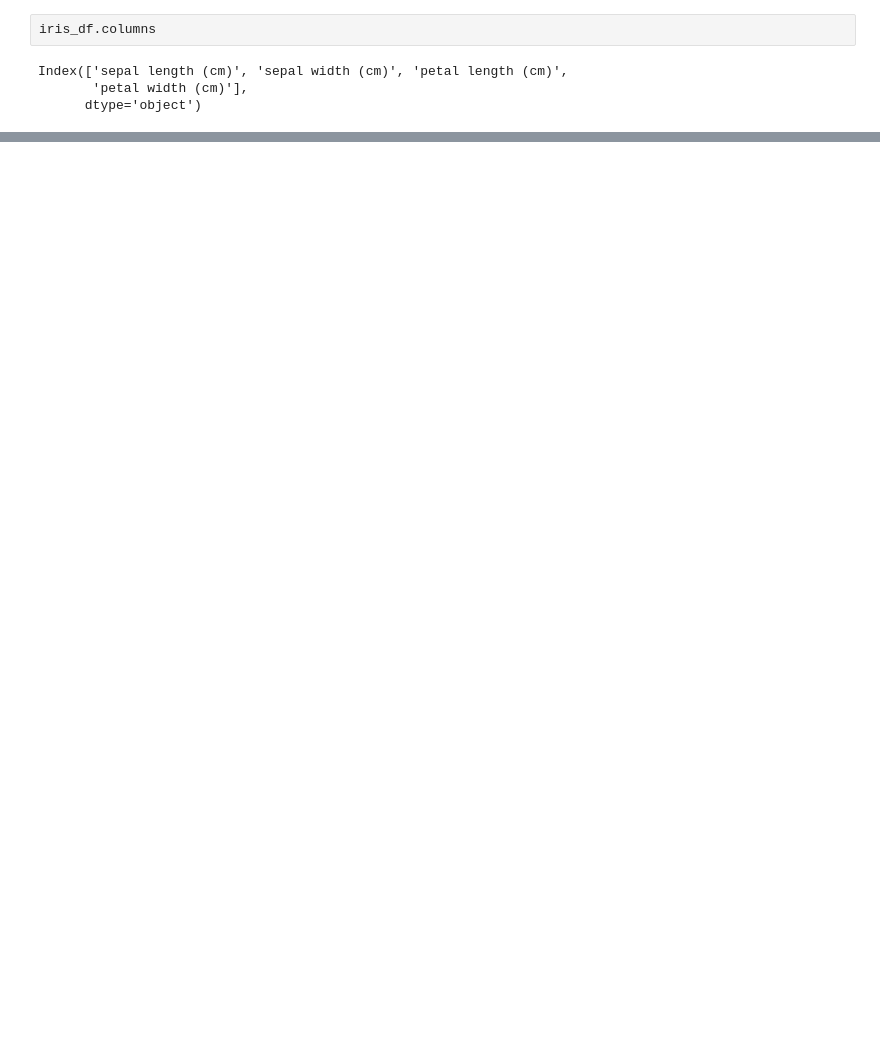
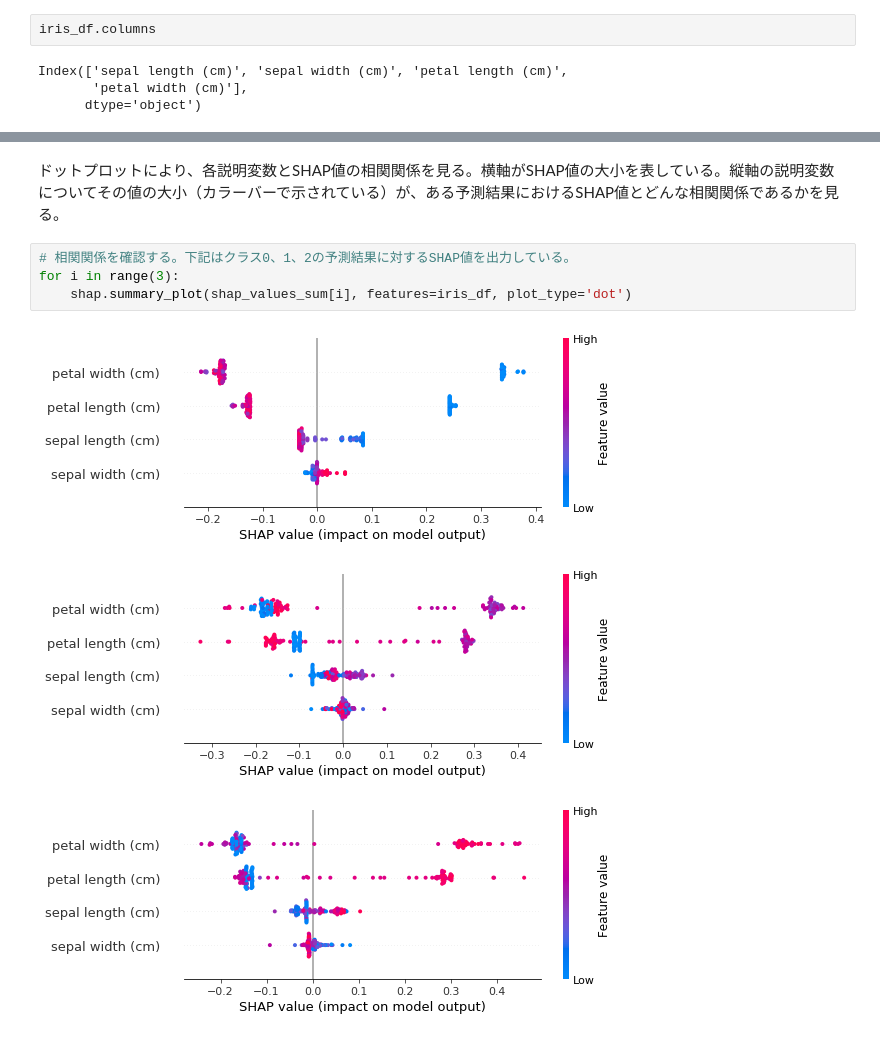
Before and after one commit to ysko909/work_shap, a Jupyter notebook: shap_sample_randomforest.ipynb, the cells around one changed output, grey strips where cells are left out. Cells and saved outputs as stored; diff of their text form; blank space fills up the shorter version.

```diff
--- a/shap_sample_randomforest.ipynb
+++ b/shap_sample_randomforest.ipynb
@@ -83,0 +108,10 @@ NameError: name 'shap_values_dep' is not defined
+# %% [markdown]
+ドットプロットにより、各説明変数とSHAP値の相関関係を見る。横軸がSHAP値の大小を表している。縦軸の説明変数についてその値の大小（カラーバーで示されている）が、ある予測結果におけるSHAP値とどんな相関関係であるかを見る。
+# %%
+# 相関関係を確認する。下記はクラス0、1、2の予測結果に対するSHAP値を出力している。
+for i in range(3):
+    shap.summary_plot(shap_values_sum[i], features=iris_df, plot_type='dot')
+# %% [output]
+[figure, added]
+[figure, added]
+[figure, added]
```
Also changed, not shown: parts of 15 cells of this notebook, 1 other file.
